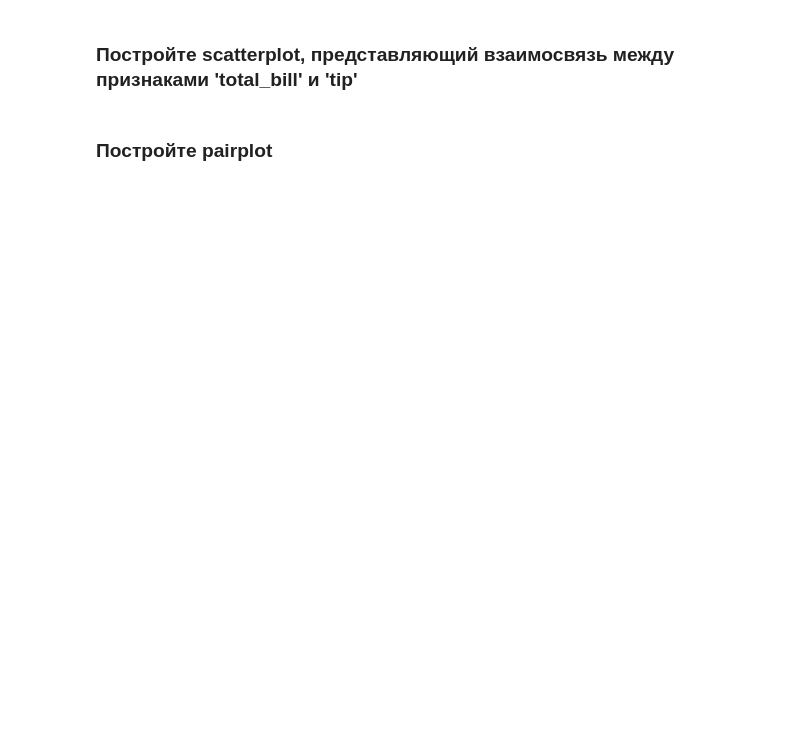
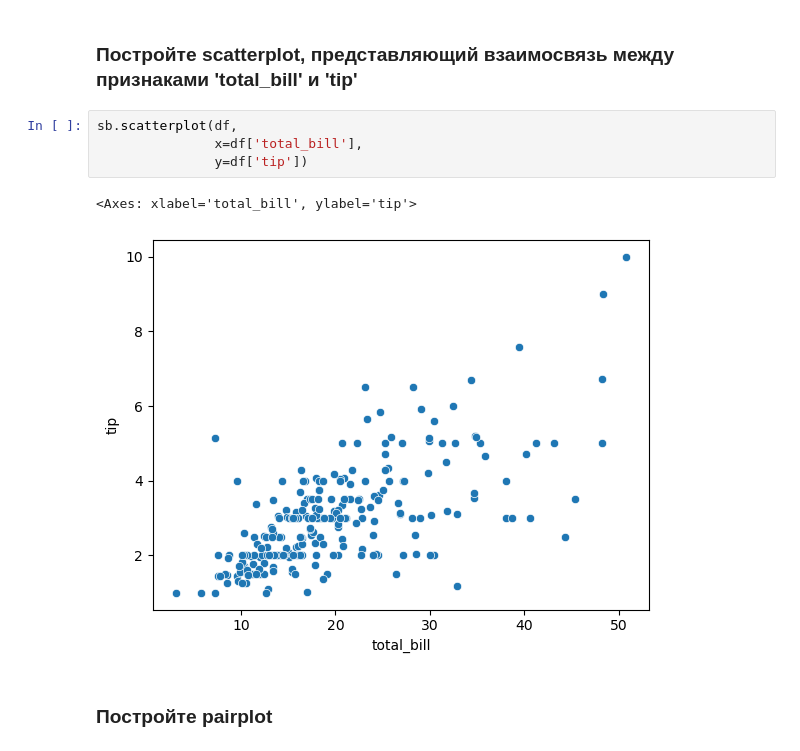
Before and after one commit to volk-anastasia/OTUS-homeworks, a Jupyter notebook: homework3/Analyze and Visualize.ipynb, the cells around one changed output. Drawn from its saved outputs; the diff is of its cells as text; blank space fills up the shorter version.

```diff
--- a/homework3/Analyze and Visualize.ipynb
+++ b/homework3/Analyze and Visualize.ipynb
@@ -237,5 +248,12 @@ print(df)
 # %% [markdown]
 ### Постройте scatterplot, представляющий взаимосвязь между признаками 'total_bill' и 'tip'
+# %%
+sb.scatterplot(df,
+               x=df['total_bill'],
+               y=df['tip'])
+# %% [output]
+<Axes: xlabel='total_bill', ylabel='tip'>
+[figure, added]
 # %% [markdown]
 ### Постройте pairplot
 # %%
```
Also changed, not shown: parts of 18 cells of this notebook.
